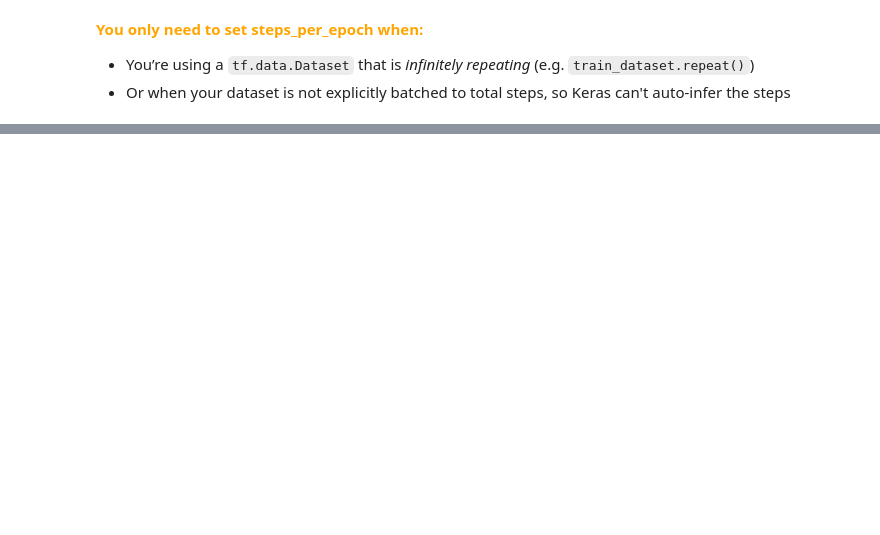
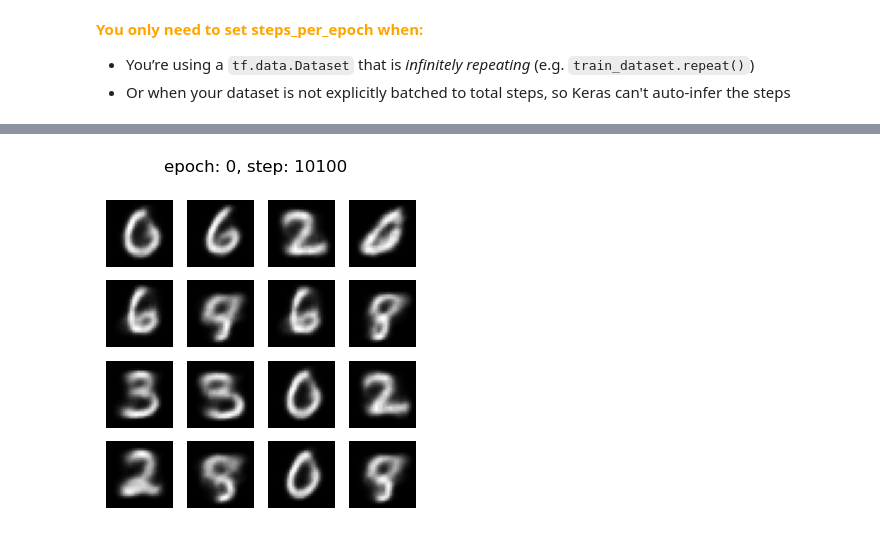
Before and after one commit to IkramInf/TheCodeAndEvolveJourney, a Jupyter notebook: MyLearning/ArtificialIntelligence/Variational Autoencoder.ipynb, the cells around one changed output, grey strips where cells are left out. Drawn from its saved outputs; the diff is of its cells as text; code cells hidden in the pictures; blank space fills up the shorter version.

```diff
--- a/MyLearning/ArtificialIntelligence/Variational Autoencoder.ipynb
+++ b/MyLearning/ArtificialIntelligence/Variational Autoencoder.ipynb
@@ -389,0 +544,5 @@ plt.show()
+# %%
+# Define our loss functions and optimizers
+optimizer = tf.keras.optimizers.Adam()
+loss_metric = tf.keras.metrics.Mean()
+bce_loss = tf.keras.losses.BinaryCrossentropy()
@@ -389,0 +590,33 @@ plt.show()
+# %%
+# Training loop.
+for epoch in range(epochs):
+  print('Start of epoch %d' % (epoch,))
+
+  # iterate over the batches of the dataset.
+  for step, x_batch_train in enumerate(train_dataset):
+    with tf.GradientTape() as tape:
+
+      # feed a batch to the VAE model
+      reconstructed = vae(x_batch_train)
+
+      # compute reconstruction loss
+      flattened_inputs = tf.reshape(x_batch_train, shape=[-1])
+      flattened_outputs = tf.reshape(reconstructed, shape=[-1])
+      loss = bce_loss(flattened_inputs, flattened_outputs) * 784
+
+      # add KLD regularization loss
+      loss += sum(vae.losses)
+
+    # get the gradients and update the weights
+    grads = tape.gradient(loss, vae.trainable_weights)
+    optimizer.apply_gradients(zip(grads, vae.trainable_weights))
+
+    # compute the loss metric
+    loss_metric(loss)
+
+    # display outputs every 100 steps
+    if step % 100 == 0:
+      clear_output(wait=False)
+      generate_and_save_images(decoder, epoch, step, random_vector_for_generation)
+      print('Epoch: %s step: %s mean loss = %s' % (epoch, step, loss_metric.result().numpy()))
+# %% [output]
@@ -389,0 +624 @@ plt.show()
+[figure, added]
```
Also changed, not shown: parts of 27 cells of this notebook.
